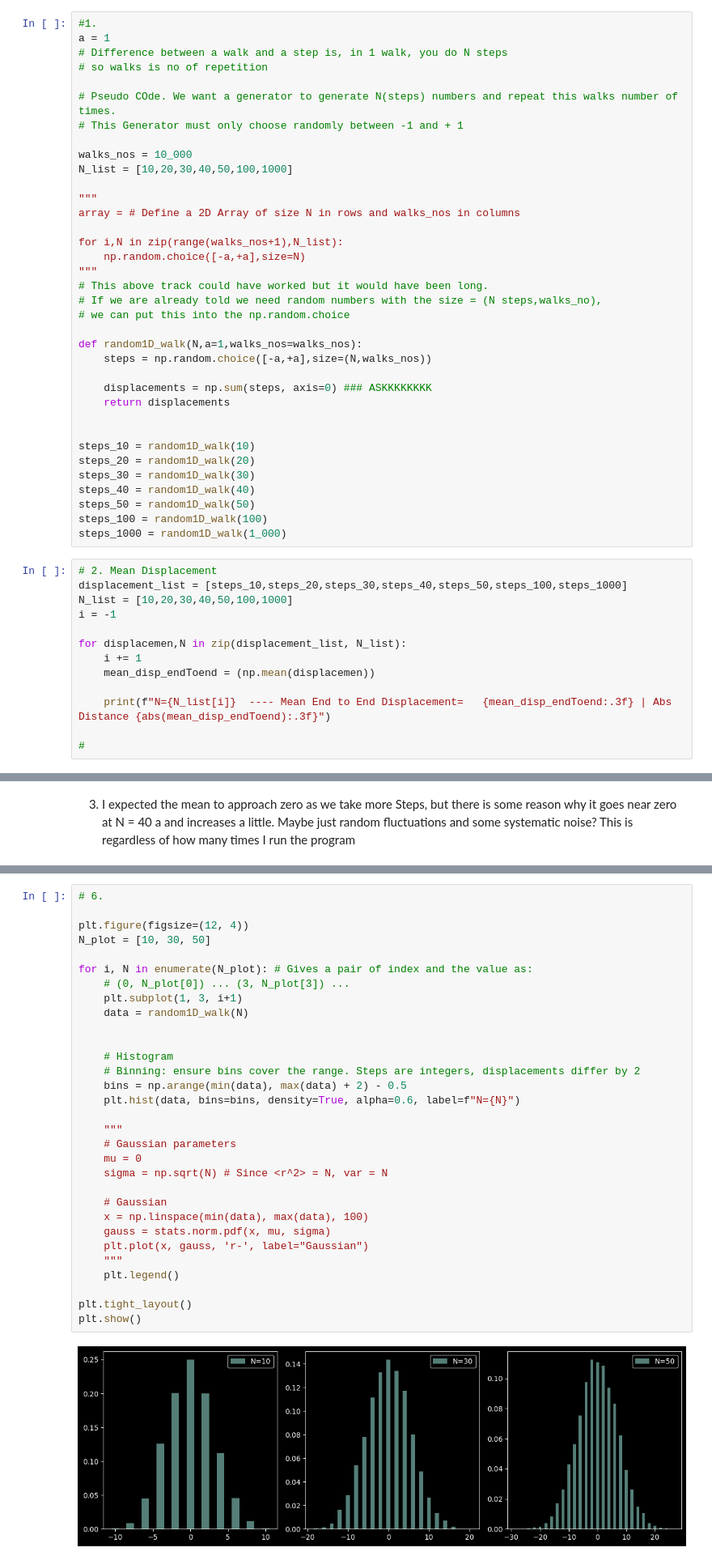
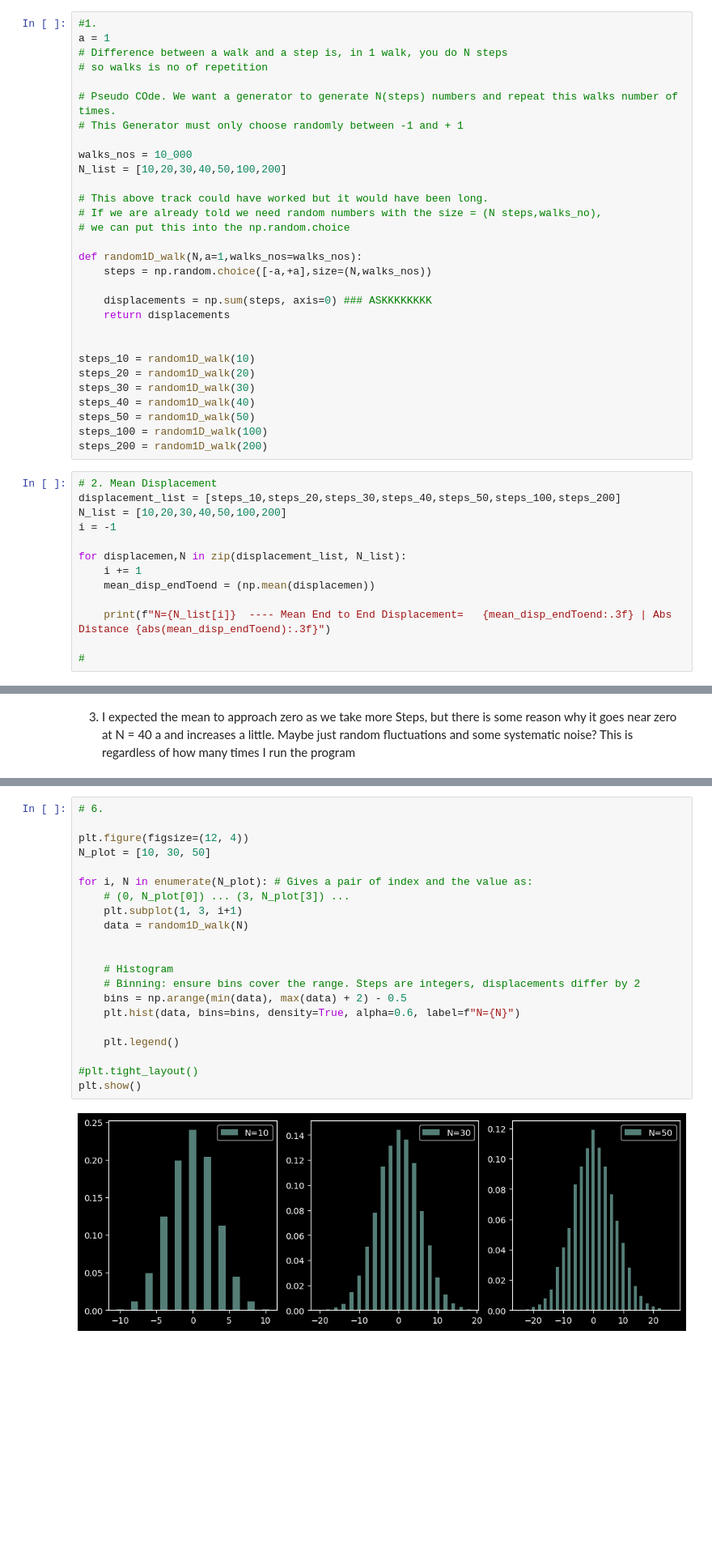
Before and after one commit to Ahilan-Bucket/computational-physics, a Jupyter notebook: Week1/Guide1_Ahilan_Kumaresan.ipynb, the cells around one changed output, grey strips where cells are left out. Shown at 81% size. Saved outputs shown, nothing was run; the diff lists cells and outputs as text; blank space fills up the shorter version.

```diff
--- a/Week1/Guide1_Ahilan_Kumaresan.ipynb
+++ b/Week1/Guide1_Ahilan_Kumaresan.ipynb
@@ -592,14 +616,8 @@ a = 1
 # This Generator must only choose randomly between -1 and + 1
 
 walks_nos = 10_000
-N_list = [10,20,30,40,50,100,1000]
+N_list = [10,20,30,40,50,100,200]
 
-"""
-array = # Define a 2D Array of size N in rows and walks_nos in columns
-
-for i,N in zip(range(walks_nos+1),N_list):
-    np.random.choice([-a,+a],size=N)
-"""
 # This above track could have worked but it would have been long.
 # If we are already told we need random numbers with the size = (N steps,walks_no),
 # we can put this into the np.random.choice
@@ -617,11 +635,11 @@ steps_30 = random1D_walk(30)
 steps_40 = random1D_walk(40)
 steps_50 = random1D_walk(50)
 steps_100 = random1D_walk(100)
-steps_1000 = random1D_walk(1_000)
+steps_200 = random1D_walk(200)
 # %%
 # 2. Mean Displacement
-displacement_list = [steps_10,steps_20,steps_30,steps_40,steps_50,steps_100,steps_1000]
-N_list = [10,20,30,40,50,100,1000]
+displacement_list = [steps_10,steps_20,steps_30,steps_40,steps_50,steps_100,steps_200]
+N_list = [10,20,30,40,50,100,200]
 i = -1
 
 for displacemen,N in zip(displacement_list, N_list):
@@ -700,33 +714,23 @@ Thus $$\langle r(N)^2 \rangle = N \cdot 1 + 0$$
 # %%
 # 6.
 
 plt.figure(figsize=(12, 4))
 N_plot = [10, 30, 50]
 
 for i, N in enumerate(N_plot): # Gives a pair of index and the value as:
     # (0, N_plot[0]) ... (3, N_plot[3]) ...
     plt.subplot(1, 3, i+1)
     data = random1D_walk(N)
 
 
     # Histogram
     # Binning: ensure bins cover the range. Steps are integers, displacements differ by 2
     bins = np.arange(min(data), max(data) + 2) - 0.5
     plt.hist(data, bins=bins, density=True, alpha=0.6, label=f"N={N}")
 
-    """
-    # Gaussian parameters
-    mu = 0
-    sigma = np.sqrt(N) # Since <r^2> = N, var = N
-
-    # Gaussian
-    x = np.linspace(min(data), max(data), 100)
-    gauss = stats.norm.pdf(x, mu, sigma)
-    plt.plot(x, gauss, 'r-', label="Gaussian")
-    """
     plt.legend()
 
-plt.tight_layout()
+#plt.tight_layout()
 plt.show()
 # %% [output]
-[figure, old version]
+[figure, new version]
```
Also changed, not shown: parts of 33 cells of this notebook, 23 other files.
